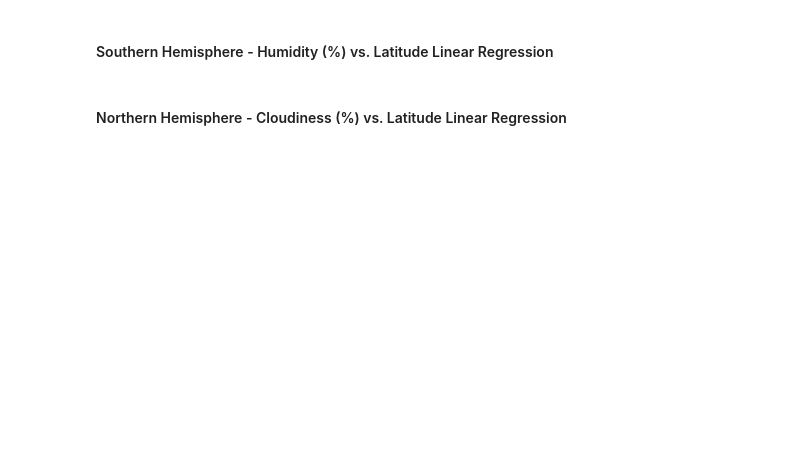
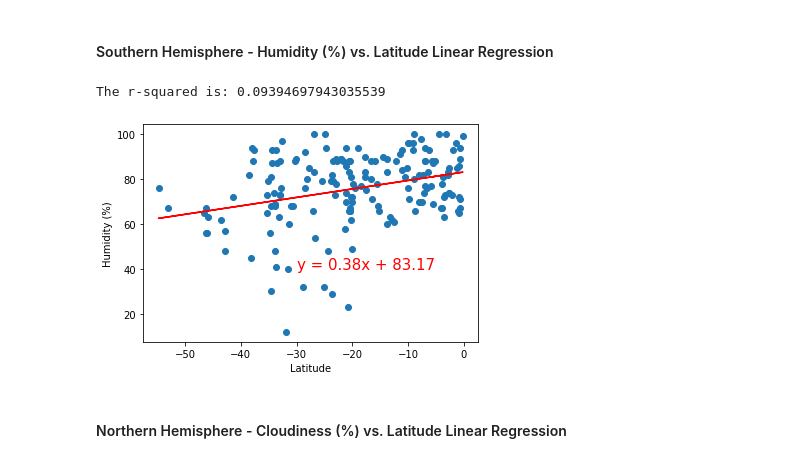
Before and after one commit to georgiafbi/python-api-challenge, a Jupyter notebook: WeatherPy.ipynb, the cells around one changed output. Saved outputs shown, nothing was run; the diff lists cells and outputs as text; code cells hidden in the pictures; blank space fills up the shorter version.

```diff
--- a/WeatherPy.ipynb
+++ b/WeatherPy.ipynb
@@ -211,4 +292,19 @@ plt.show()
 # %% [markdown]
 ####  Southern Hemisphere - Humidity (%) vs. Latitude Linear Regression
+# %%
+s_humidity=south_df["Humidity (%)"]
+(slope_sh, intercept_sh, rvalue_sh, pvalue_sh, stderr_sh) = linregress(s_lat, s_humidity)
+regress_values_sh = s_lat * slope_sh + intercept_sh
+line_eq_sh = "y = " + str(round(slope_sh,2)) + "x + " + str(round(intercept_sh,2))
+axnt=plt.scatter(s_lat,s_humidity)
+plt.plot(s_lat,regress_values_sh,"r-")
+plt.annotate(line_eq_sh,(-30,40),fontsize=15,color="red")
+plt.ylabel("Humidity (%)")
+plt.xlabel('Latitude')
+print(f"The r-squared is: {rvalue_sh**2}")
+plt.show()
+# %% [output]
+The r-squared is: 0.09394697943035539
+[figure, added]
 # %% [markdown]
 ####  Northern Hemisphere - Cloudiness (%) vs. Latitude Linear Regression
```
Also changed, not shown: parts of 17 cells of this notebook, 6 other files.
